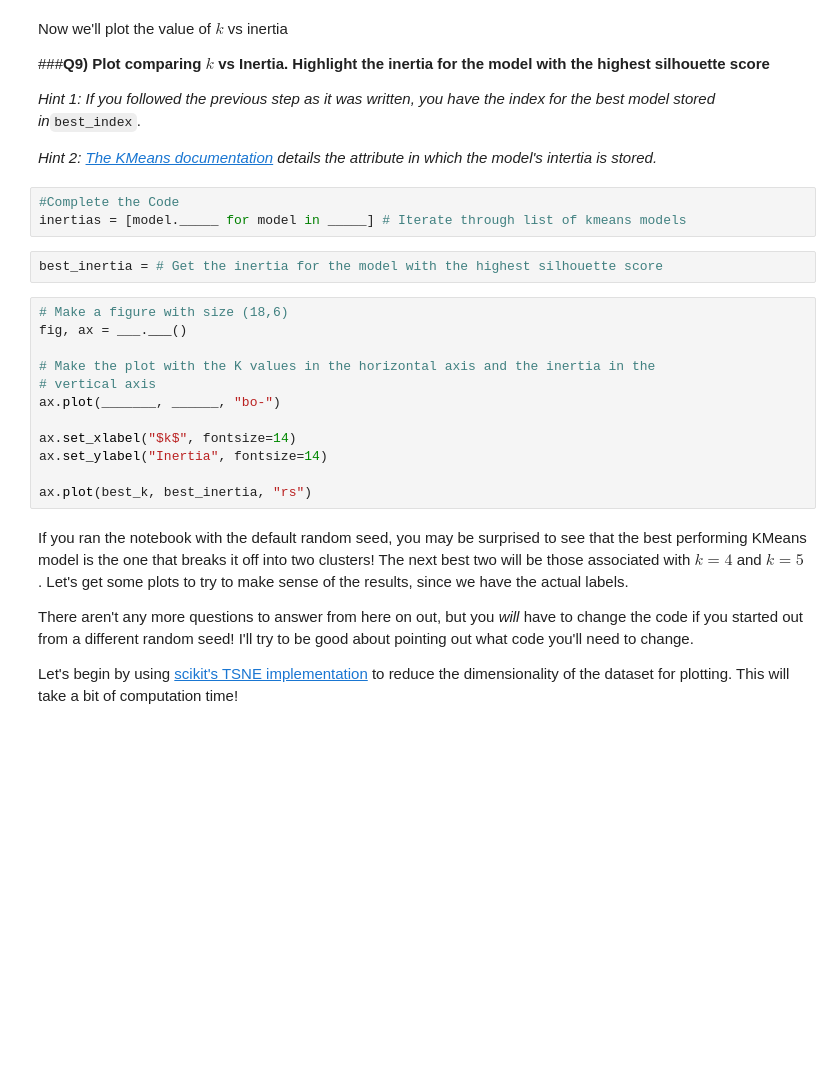
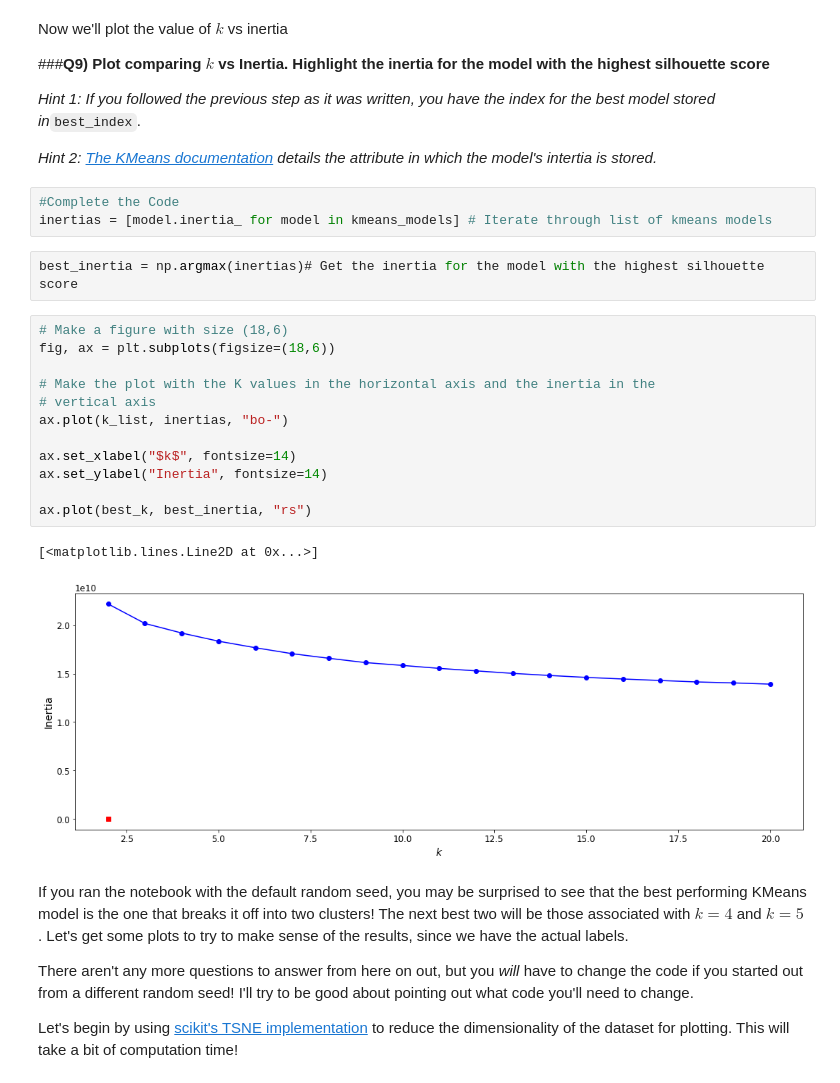
Before and after one commit to JerKeller/2022_ML_Earth_Env_Sci, a Jupyter notebook: S4_2_Clustering.ipynb, the cells around one changed output. Saved outputs shown, nothing was run; the diff lists cells and outputs as text; blank space fills up the shorter version.

```diff
--- a/S4_2_Clustering.ipynb
+++ b/S4_2_Clustering.ipynb
@@ -265,21 +271,24 @@ Now we'll plot the value of $k$ vs inertia
 *Hint 2: [The KMeans documentation](https://scikit-learn.org/stable/modules/generated/sklearn.cluster.KMeans.html#sklearn.cluster.KMeans) details the attribute in which the model's intertia is stored.*
 # %%
 #Complete the Code
-inertias = [model._____ for model in _____] # Iterate through list of kmeans models
+inertias = [model.inertia_ for model in kmeans_models] # Iterate through list of kmeans models
 # %%
-best_inertia = # Get the inertia for the model with the highest silhouette score
+best_inertia = np.argmax(inertias)# Get the inertia for the model with the highest silhouette score
 # %%
 # Make a figure with size (18,6)
-fig, ax = ___.___()
+fig, ax = plt.subplots(figsize=(18,6))
 
 # Make the plot with the K values in the horizontal axis and the inertia in the
 # vertical axis
-ax.plot(_______, ______, "bo-")
+ax.plot(k_list, inertias, "bo-")
 
 ax.set_xlabel("$k$", fontsize=14)
 ax.set_ylabel("Inertia", fontsize=14)
 
 ax.plot(best_k, best_inertia, "rs")
+# %% [output]
+[<matplotlib.lines.Line2D at 0x...>]
+[figure, added]
 # %% [markdown]
 If you ran the notebook with the default random seed, you may be surprised to see that the best performing KMeans model is the one that breaks it off into two clusters! The next best two will be those associated with $k=4$ and $k=5$. Let's get some plots to try to make sense of the results, since we have the actual labels.
 
```
Also changed, not shown: parts of 7 cells of this notebook.
